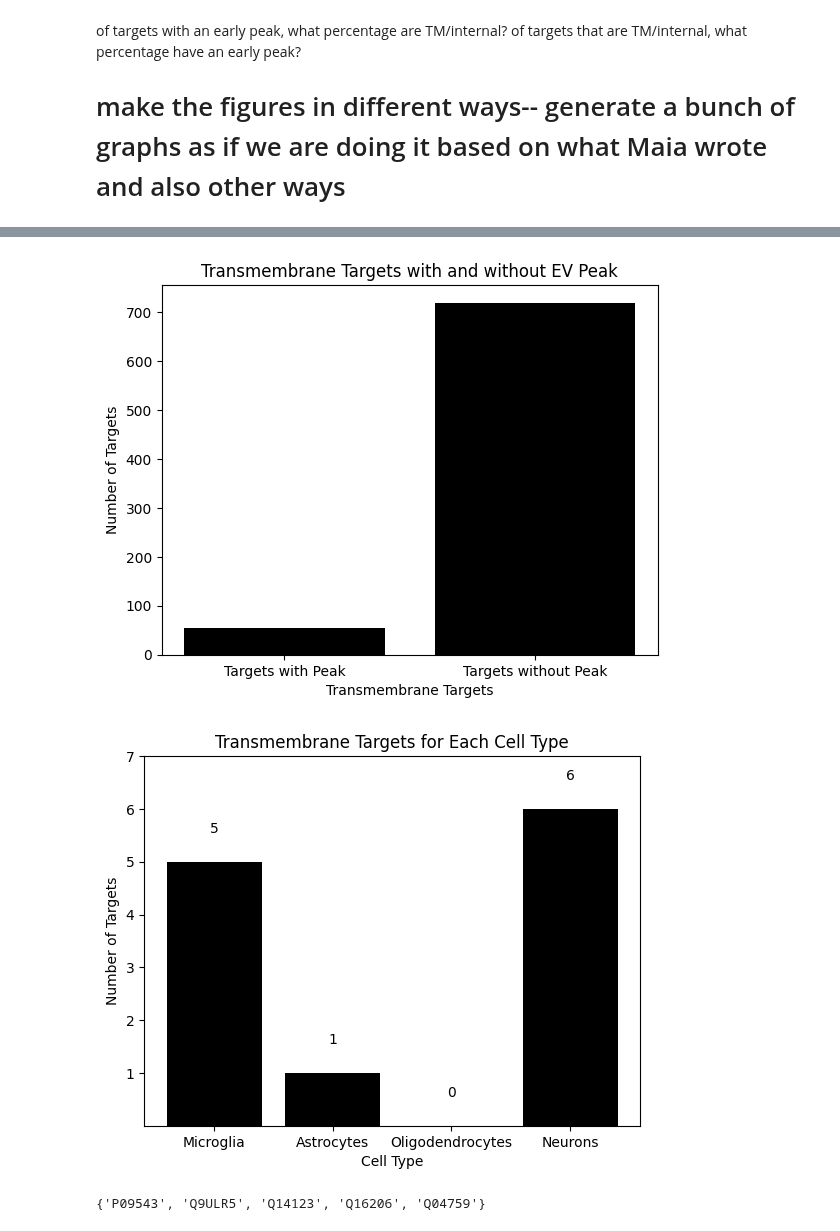
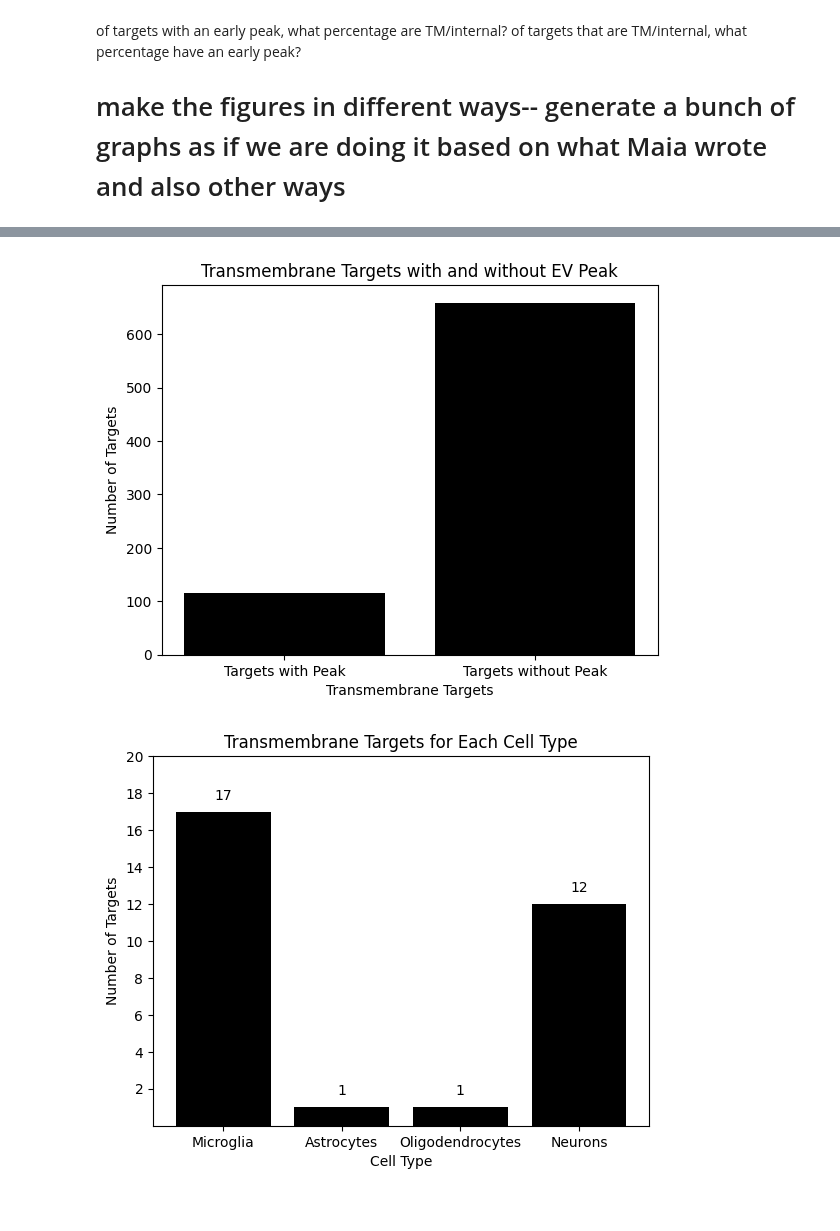
Before and after one commit to Walt-Lab/bdev_mass_spec, a Jupyter notebook: 9_analysis.ipynb, the cells around one changed output, grey strips where cells are left out. Saved outputs shown, nothing was run; the diff lists cells and outputs as text; code cells hidden in the pictures.

```diff
--- a/9_analysis.ipynb
+++ b/9_analysis.ipynb
@@ -890,29 +890,32 @@ plt.show()
 [figure]
 # %%
 # All samples fractionation analysis
-ev_fractions = tidy_data[
-    (tidy_data.index.get_level_values("Sample") == "SEC Fract 9")
-    | (tidy_data.index.get_level_values("Sample") == "SEC Fract 10")
-]
-fract6 = tidy_data[(tidy_data.index.get_level_values("Sample") == "SEC Fract 6 ")]
-fract11 = tidy_data[(tidy_data.index.get_level_values("Sample") == "SEC Fract 11")]
-fract12 = tidy_data[(tidy_data.index.get_level_values("Sample") == "SEC Fract 12")]
-fract13 = tidy_data[(tidy_data.index.get_level_values("Sample") == "SEC Fract 13")]
+fract9 = tidy_data[tidy_data.index.get_level_values("Sample").str.contains("9")]
+fract10 = tidy_data[tidy_data.index.get_level_values("Sample").str.contains("10")]
+fract6 = tidy_data[tidy_data.index.get_level_values("Sample").str.contains("6")]
+fract11 = tidy_data[tidy_data.index.get_level_values("Sample").str.contains("11")]
+fract12 = tidy_data[tidy_data.index.get_level_values("Sample").str.contains("12")]
+fract13 = tidy_data[tidy_data.index.get_level_values("Sample").str.contains("13")]
 
 correct_fractionation = []
 
 for assay in list(tidy_data.columns):
     if not tidy_data[assay].isna().all():
-        ev_fraction_median = ev_fractions[assay].median()
+        fract9_median = fract9[assay].median()
+        fract10_median = fract10[assay].median()
         fract6_median = fract6[assay].median()
         fract11_median = fract11[assay].median()
         fract12_median = fract12[assay].median()
         fract13_median = fract13[assay].median()
         if (
-            (ev_fraction_median > fract6_median)
-            and (ev_fraction_median > fract11_median)
-            and (ev_fraction_median > fract12_median)
-            and (ev_fraction_median > fract13_median)
+            ((fract9_median > fract6_median)
+            and (fract9_median > fract11_median)
+            and (fract9_median > fract12_median)
+            and (fract9_median > fract13_median))
+            or ((fract10_median > fract6_median)
+            and (fract10_median > fract11_median)
+            and (fract10_median > fract12_median)
+            and (fract10_median > fract13_median))
         ):
             correct_fractionation.append(assay)
 # %% [markdown]
@@ -1049,7 +1048,7 @@ plt.ylabel("Number of Targets")
 plt.title("Transmembrane Targets with and without EV Peak")
 plt.show()
 # %% [output]
-[figure, old version]
+[figure, new version]
 # %%
 # Overlap between median assays, brain rna seq, and transmembrane targets
 
@@ -1069,39 +1068,35 @@ tm_oligodendrocyte_targets = (
 )
 
 # TM neuron
 tm_neuron_targets = (
     set(correct_fractionation) & set(neuron_uniprot_ids) & set(tm_uniprots)
 )
 
 # number of transmembrane targets per cell type
 
 internal_dict = {
     "Microglia": len(tm_microglia_targets),
     "Astrocytes": len(tm_astrocyte_targets),
     "Oligodendrocytes": len(tm_oligodendrocyte_targets),
     "Neurons": len(tm_neuron_targets),
 }
 
 x_labels = list(internal_dict.keys())
 y_labels = list(internal_dict.values())
 
 plt.bar(x_labels, y_labels, color="black")
 
 for i, v in enumerate(y_labels):
     plt.text(i, v + 0.5, str(v), ha="center", va="bottom")
 
-plt.yticks([1, 2, 3, 4, 5, 6, 7])
+plt.yticks([2, 4, 6, 8, 10, 12, 14, 16, 18, 20])
 
 plt.xlabel("Cell Type")
 plt.ylabel("Number of Targets")
 plt.title("Transmembrane Targets for Each Cell Type")
 plt.show()
 # %% [output]
-[figure, old version]
+[figure, new version]
-# %%
-print(internal_only_oligodendrocyte_targets)
-# %% [output]
-{'P09543', 'Q9ULR5', 'Q14123', 'Q16206', 'Q04759'}
 # %%
 # Overlap between median assays, brain rna seq, and internal only tmhmm
 
```
Also changed, not shown: parts of 9 cells of this notebook, 58 other files.
